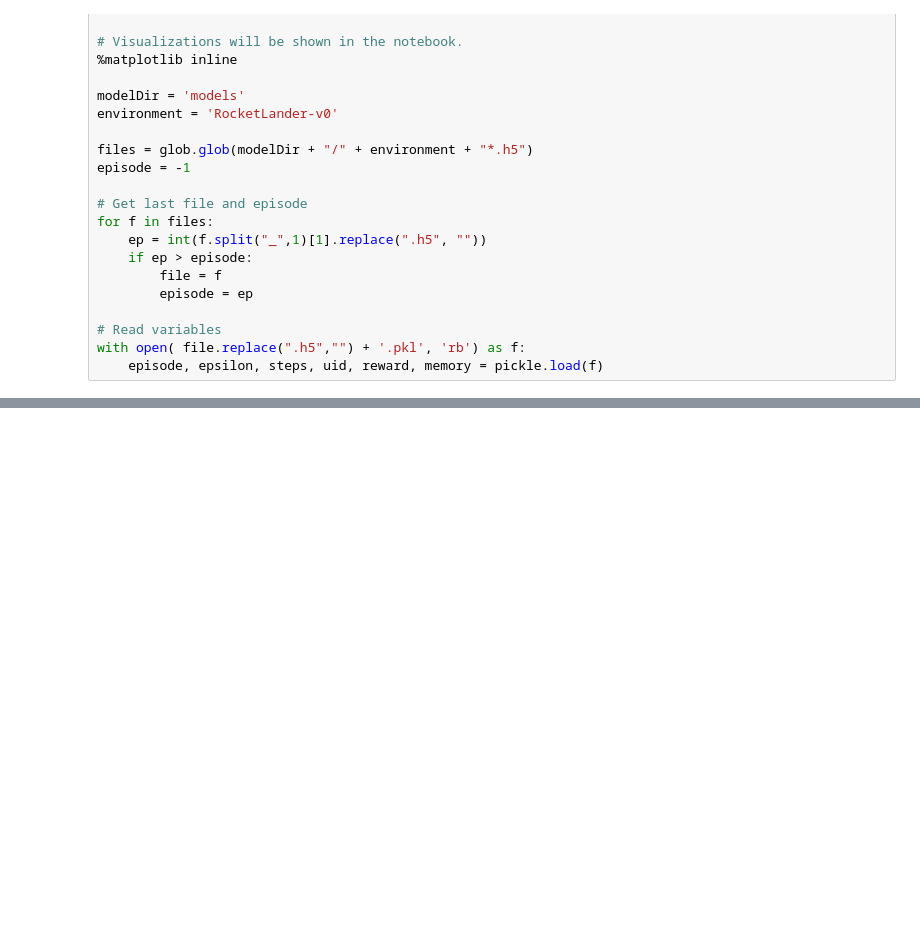
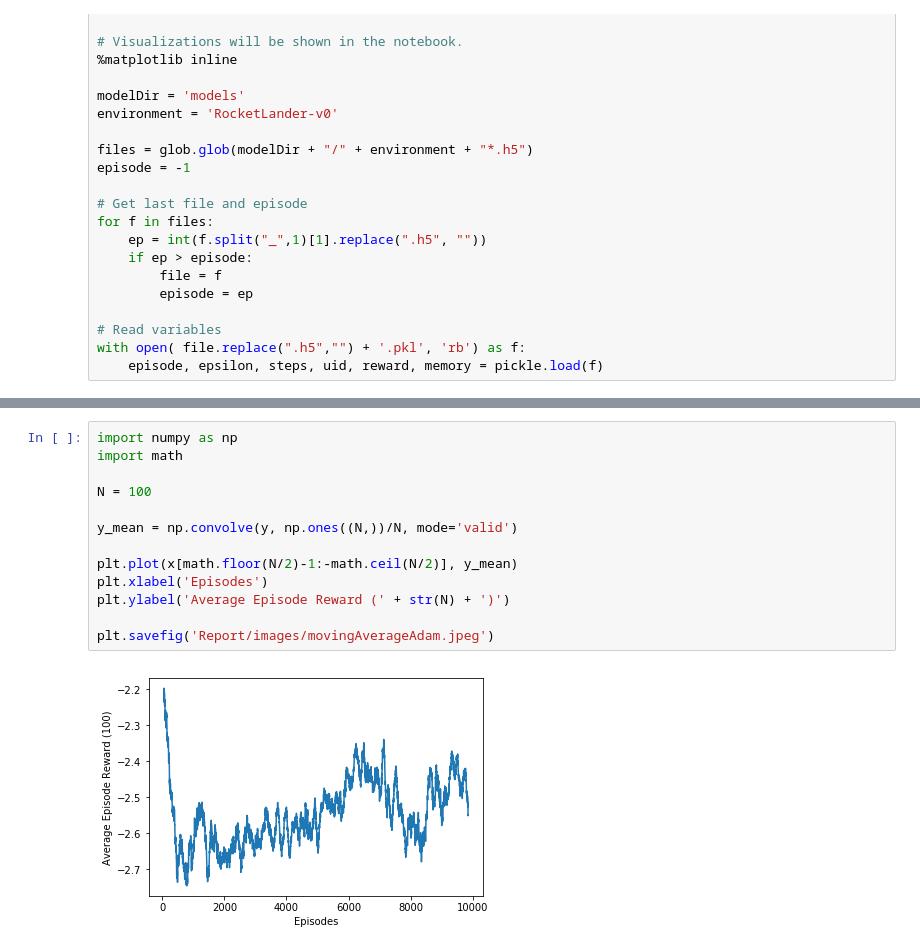
Before and after one commit to ibiscp/Rocket-Lander, a Jupyter notebook: Plots.ipynb, the cells around one changed output, grey strips where cells are left out. Saved outputs shown, nothing was run; the diff lists cells and outputs as text; blank space fills up the shorter version.

```diff
--- a/Plots.ipynb
+++ b/Plots.ipynb
@@ -42,0 +40,15 @@ plt.savefig('Report/images/rewardOverEpisodes.jpeg')
+# %%
+import numpy as np
+import math
+
+N = 100
+
+y_mean = np.convolve(y, np.ones((N,))/N, mode='valid')
+
+plt.plot(x[math.floor(N/2)-1:-math.ceil(N/2)], y_mean)
+plt.xlabel('Episodes')
+plt.ylabel('Average Episode Reward (' + str(N) + ')')
+
+plt.savefig('Report/images/movingAverageAdam.jpeg')
+# %% [output]
+[figure, added]
```
Also changed, not shown: parts of 3 cells of this notebook, 3 other files.
